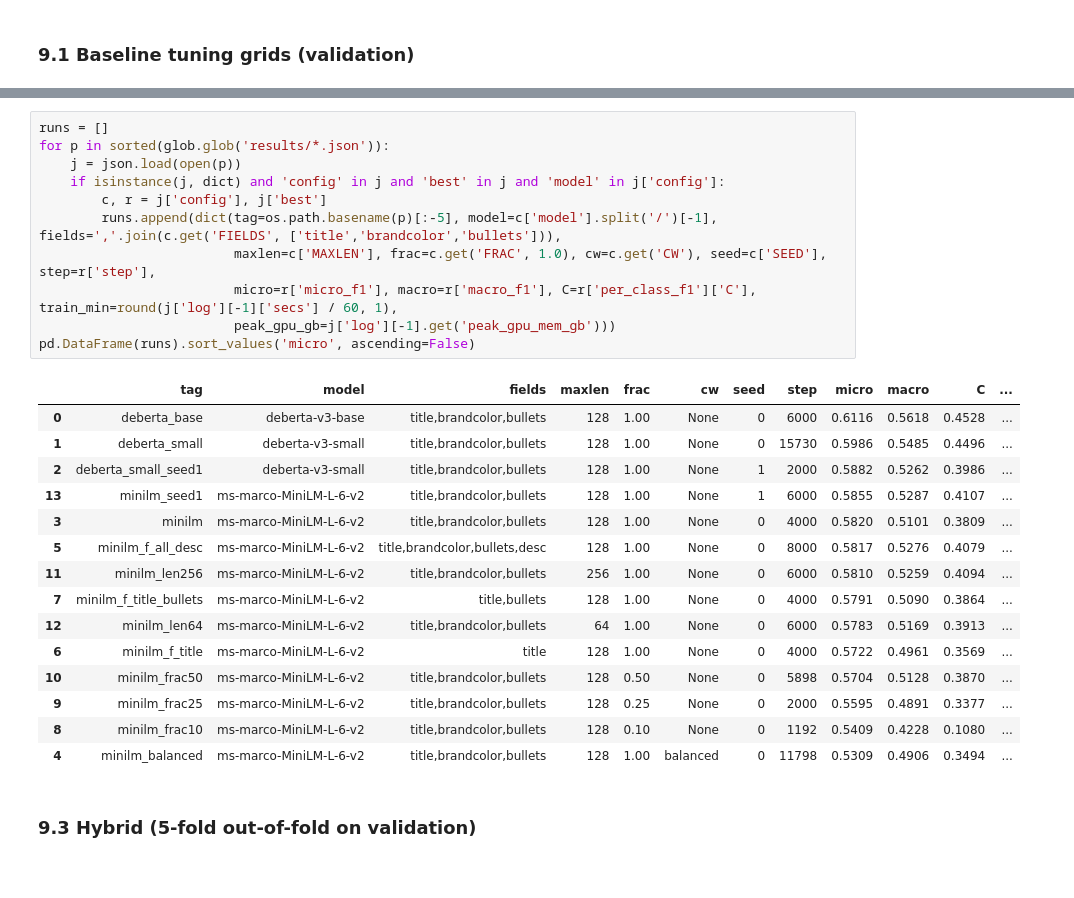
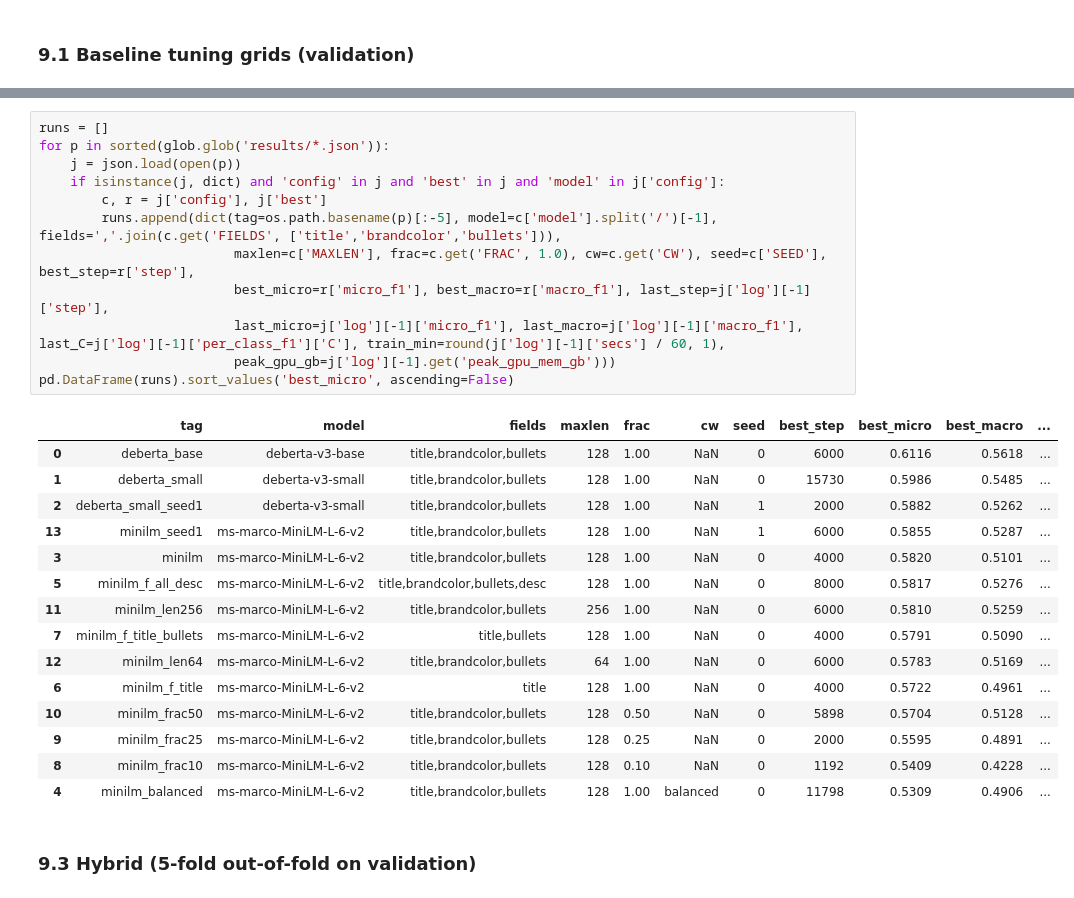
Before and after one commit to CakeLiar/cmps261-esci, a Jupyter notebook: CMPS261_ESCI.ipynb, the cells around one changed output, grey strips where cells are left out. Drawn from its saved outputs; the diff is of its cells as text.

```diff
--- a/CMPS261_ESCI.ipynb
+++ b/CMPS261_ESCI.ipynb
@@ -778,30 +991,31 @@ display(pd.DataFrame([dict(**r['params'], iters=r['n_iter'], converged=r['conver
 # %%
 runs = []
 for p in sorted(glob.glob('results/*.json')):
     j = json.load(open(p))
     if isinstance(j, dict) and 'config' in j and 'best' in j and 'model' in j['config']:
         c, r = j['config'], j['best']
         runs.append(dict(tag=os.path.basename(p)[:-5], model=c['model'].split('/')[-1], fields=','.join(c.get('FIELDS', ['title','brandcolor','bullets'])),
-                         maxlen=c['MAXLEN'], frac=c.get('FRAC', 1.0), cw=c.get('CW'), seed=c['SEED'], step=r['step'],
-                         micro=r['micro_f1'], macro=r['macro_f1'], C=r['per_class_f1']['C'], train_min=round(j['log'][-1]['secs'] / 60, 1),
+                         maxlen=c['MAXLEN'], frac=c.get('FRAC', 1.0), cw=c.get('CW'), seed=c['SEED'], best_step=r['step'],
+                         best_micro=r['micro_f1'], best_macro=r['macro_f1'], last_step=j['log'][-1]['step'],
+                         last_micro=j['log'][-1]['micro_f1'], last_macro=j['log'][-1]['macro_f1'], last_C=j['log'][-1]['per_class_f1']['C'], train_min=round(j['log'][-1]['secs'] / 60, 1),
                          peak_gpu_gb=j['log'][-1].get('peak_gpu_mem_gb')))
-pd.DataFrame(runs).sort_values('micro', ascending=False)
+pd.DataFrame(runs).sort_values('best_micro', ascending=False)
 # %% [output]
-|  | tag | model | fields | maxlen | frac | cw | seed | step | micro | macro | C | ... |
-| 0 | deberta_base | deberta-v3-base | title,brandcolor,bullets | 128 | 1.00 | None | 0 | 6000 | 0.6116 | 0.5618 | 0.4528 | ... |
-| 1 | deberta_small | deberta-v3-small | title,brandcolor,bullets | 128 | 1.00 | None | 0 | 15730 | 0.5986 | 0.5485 | 0.4496 | ... |
-| 2 | deberta_small_seed1 | deberta-v3-small | title,brandcolor,bullets | 128 | 1.00 | None | 1 | 2000 | 0.5882 | 0.5262 | 0.3986 | ... |
-| 13 | minilm_seed1 | ms-marco-MiniLM-L-6-v2 | title,brandcolor,bullets | 128 | 1.00 | None | 1 | 6000 | 0.5855 | 0.5287 | 0.4107 | ... |
-| 3 | minilm | ms-marco-MiniLM-L-6-v2 | title,brandcolor,bullets | 128 | 1.00 | None | 0 | 4000 | 0.5820 | 0.5101 | 0.3809 | ... |
-| 5 | minilm_f_all_desc | ms-marco-MiniLM-L-6-v2 | title,brandcolor,bullets,desc | 128 | 1.00 | None | 0 | 8000 | 0.5817 | 0.5276 | 0.4079 | ... |
-| 11 | minilm_len256 | ms-marco-MiniLM-L-6-v2 | title,brandcolor,bullets | 256 | 1.00 | None | 0 | 6000 | 0.5810 | 0.5259 | 0.4094 | ... |
-| 7 | minilm_f_title_bullets | ms-marco-MiniLM-L-6-v2 | title,bullets | 128 | 1.00 | None | 0 | 4000 | 0.5791 | 0.5090 | 0.3864 | ... |
-| 12 | minilm_len64 | ms-marco-MiniLM-L-6-v2 | title,brandcolor,bullets | 64 | 1.00 | None | 0 | 6000 | 0.5783 | 0.5169 | 0.3913 | ... |
-| 6 | minilm_f_title | ms-marco-MiniLM-L-6-v2 | title | 128 | 1.00 | None | 0 | 4000 | 0.5722 | 0.4961 | 0.3569 | ... |
-| 10 | minilm_frac50 | ms-marco-MiniLM-L-6-v2 | title,brandcolor,bullets | 128 | 0.50 | None | 0 | 5898 | 0.5704 | 0.5128 | 0.3870 | ... |
-| 9 | minilm_frac25 | ms-marco-MiniLM-L-6-v2 | title,brandcolor,bullets | 128 | 0.25 | None | 0 | 2000 | 0.5595 | 0.4891 | 0.3377 | ... |
-| 8 | minilm_frac10 | ms-marco-MiniLM-L-6-v2 | title,brandcolor,bullets | 128 | 0.10 | None | 0 | 1192 | 0.5409 | 0.4228 | 0.1080 | ... |
-| 4 | minilm_balanced | ms-marco-MiniLM-L-6-v2 | title,brandcolor,bullets | 128 | 1.00 | balanced | 0 | 11798 | 0.5309 | 0.4906 | 0.3494 | ... |
+|  | tag | model | fields | maxlen | frac | cw | seed | best_step | best_micro | best_macro | ... |
+| 0 | deberta_base | deberta-v3-base | title,brandcolor,bullets | 128 | 1.00 | NaN | 0 | 6000 | 0.6116 | 0.5618 | ... |
+| 1 | deberta_small | deberta-v3-small | title,brandcolor,bullets | 128 | 1.00 | NaN | 0 | 15730 | 0.5986 | 0.5485 | ... |
+| 2 | deberta_small_seed1 | deberta-v3-small | title,brandcolor,bullets | 128 | 1.00 | NaN | 1 | 2000 | 0.5882 | 0.5262 | ... |
+| 13 | minilm_seed1 | ms-marco-MiniLM-L-6-v2 | title,brandcolor,bullets | 128 | 1.00 | NaN | 1 | 6000 | 0.5855 | 0.5287 | ... |
+| 3 | minilm | ms-marco-MiniLM-L-6-v2 | title,brandcolor,bullets | 128 | 1.00 | NaN | 0 | 4000 | 0.5820 | 0.5101 | ... |
+| 5 | minilm_f_all_desc | ms-marco-MiniLM-L-6-v2 | title,brandcolor,bullets,desc | 128 | 1.00 | NaN | 0 | 8000 | 0.5817 | 0.5276 | ... |
+| 11 | minilm_len256 | ms-marco-MiniLM-L-6-v2 | title,brandcolor,bullets | 256 | 1.00 | NaN | 0 | 6000 | 0.5810 | 0.5259 | ... |
+| 7 | minilm_f_title_bullets | ms-marco-MiniLM-L-6-v2 | title,bullets | 128 | 1.00 | NaN | 0 | 4000 | 0.5791 | 0.5090 | ... |
+| 12 | minilm_len64 | ms-marco-MiniLM-L-6-v2 | title,brandcolor,bullets | 64 | 1.00 | NaN | 0 | 6000 | 0.5783 | 0.5169 | ... |
+| 6 | minilm_f_title | ms-marco-MiniLM-L-6-v2 | title | 128 | 1.00 | NaN | 0 | 4000 | 0.5722 | 0.4961 | ... |
+| 10 | minilm_frac50 | ms-marco-MiniLM-L-6-v2 | title,brandcolor,bullets | 128 | 0.50 | NaN | 0 | 5898 | 0.5704 | 0.5128 | ... |
+| 9 | minilm_frac25 | ms-marco-MiniLM-L-6-v2 | title,brandcolor,bullets | 128 | 0.25 | NaN | 0 | 2000 | 0.5595 | 0.4891 | ... |
+| 8 | minilm_frac10 | ms-marco-MiniLM-L-6-v2 | title,brandcolor,bullets | 128 | 0.10 | NaN | 0 | 1192 | 0.5409 | 0.4228 | ... |
+| 4 | minilm_balanced | ms-marco-MiniLM-L-6-v2 | title,brandcolor,bullets | 128 | 1.00 | balanced | 0 | 11798 | 0.5309 | 0.4906 | ... |
 # %% [markdown]
 ### 9.3 Hybrid (5-fold out-of-fold on validation)
 # %%
```
Also changed, not shown: parts of 20 cells of this notebook, 8 other files.
